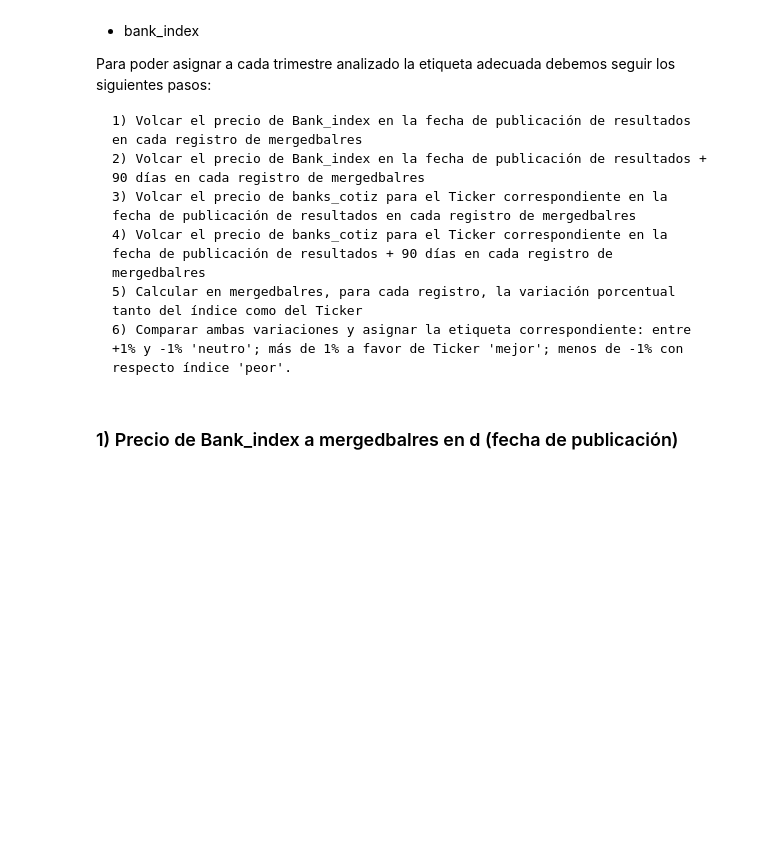
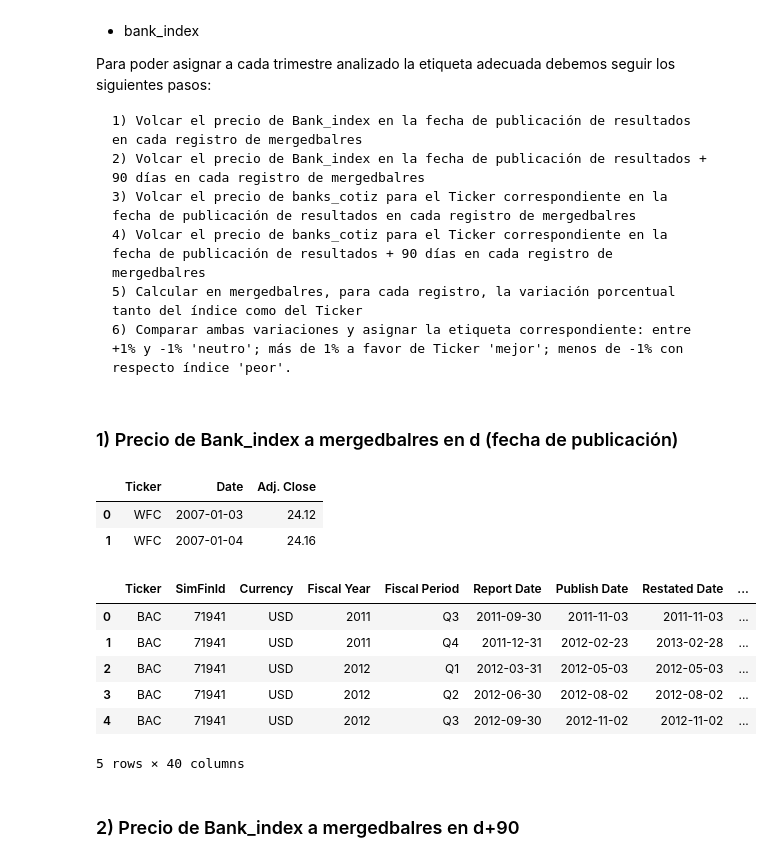
Before and after one commit to jfcuesta/TFM_JFCuesta, a Jupyter notebook: notebooks/etiquetado.ipynb, the cells around one changed output. Saved outputs shown, nothing was run; the diff lists cells and outputs as text; code cells hidden in the pictures; blank space fills up the shorter version.

```diff
--- a/notebooks/etiquetado.ipynb
+++ b/notebooks/etiquetado.ipynb
@@ -45,5 +45,32 @@ Para poder asignar a cada trimestre analizado la etiqueta adecuada debemos segui
 # %% [markdown]
 ### 1) Precio de Bank_index a mergedbalres en d (fecha de publicación)
 # %%
-mergedbalres=pd.read_csv('../tablas/mergedbalres.csv', index_col='Ref')
-banks_cotiz = pd.read_csv('../datos/banks_cotiz.csv', sep=',', date_parser='Dates')
+mergedbalres = pd.read_csv('../tablas/mergedbalres.csv', index_col='Ref')
+banks_cotiz = pd.read_csv('../datos/banks_cotiz.csv', sep=',', date_parser='Dates', usecols=('Ticker', 'Date', 'Adj. Close'))
+# %%
+banks_cotiz.head(2)
+# %% [output]
+|  | Ticker | Date | Adj. Close |
+| 0 | WFC | 2007-01-03 | 24.12 |
+| 1 | WFC | 2007-01-04 | 24.16 |
+# %%
+# Incorporamos el campo 'Adj. Close' a la tabla mergedbalres con la función merged
+mergedbalres_with_prices = mergedbalres.merge(banks_cotiz,
+                                              left_on=('Ticker','Publish Date'),
+                                              right_on=('Ticker','Date'),
+                                              how='left')
+mergedbalres_with_prices.drop('Date', axis=1, inplace=True)
+# %%
+# Cambiamos el nombre del campo 'Adj. Close' para referirnos claramente al precio en el día inicial del periodo
+mergedbalres_with_prices.rename(columns={'Adj. Close':'Price_d'}, inplace=True)
+mergedbalres_with_prices.head(5)
+# %% [output]
+|  | Ticker | SimFinId | Currency | Fiscal Year | Fiscal Period | Report Date | Publish Date | Restated Date | ... |
+| 0 | BAC | 71941 | USD | 2011 | Q3 | 2011-09-30 | 2011-11-03 | 2011-11-03 | ... |
+| 1 | BAC | 71941 | USD | 2011 | Q4 | 2011-12-31 | 2012-02-23 | 2013-02-28 | ... |
+| 2 | BAC | 71941 | USD | 2012 | Q1 | 2012-03-31 | 2012-05-03 | 2012-05-03 | ... |
+| 3 | BAC | 71941 | USD | 2012 | Q2 | 2012-06-30 | 2012-08-02 | 2012-08-02 | ... |
+| 4 | BAC | 71941 | USD | 2012 | Q3 | 2012-09-30 | 2012-11-02 | 2012-11-02 | ... |
+5 rows × 40 columns
+# %% [markdown]
+### 2) Precio de Bank_index a mergedbalres en d+90
```
